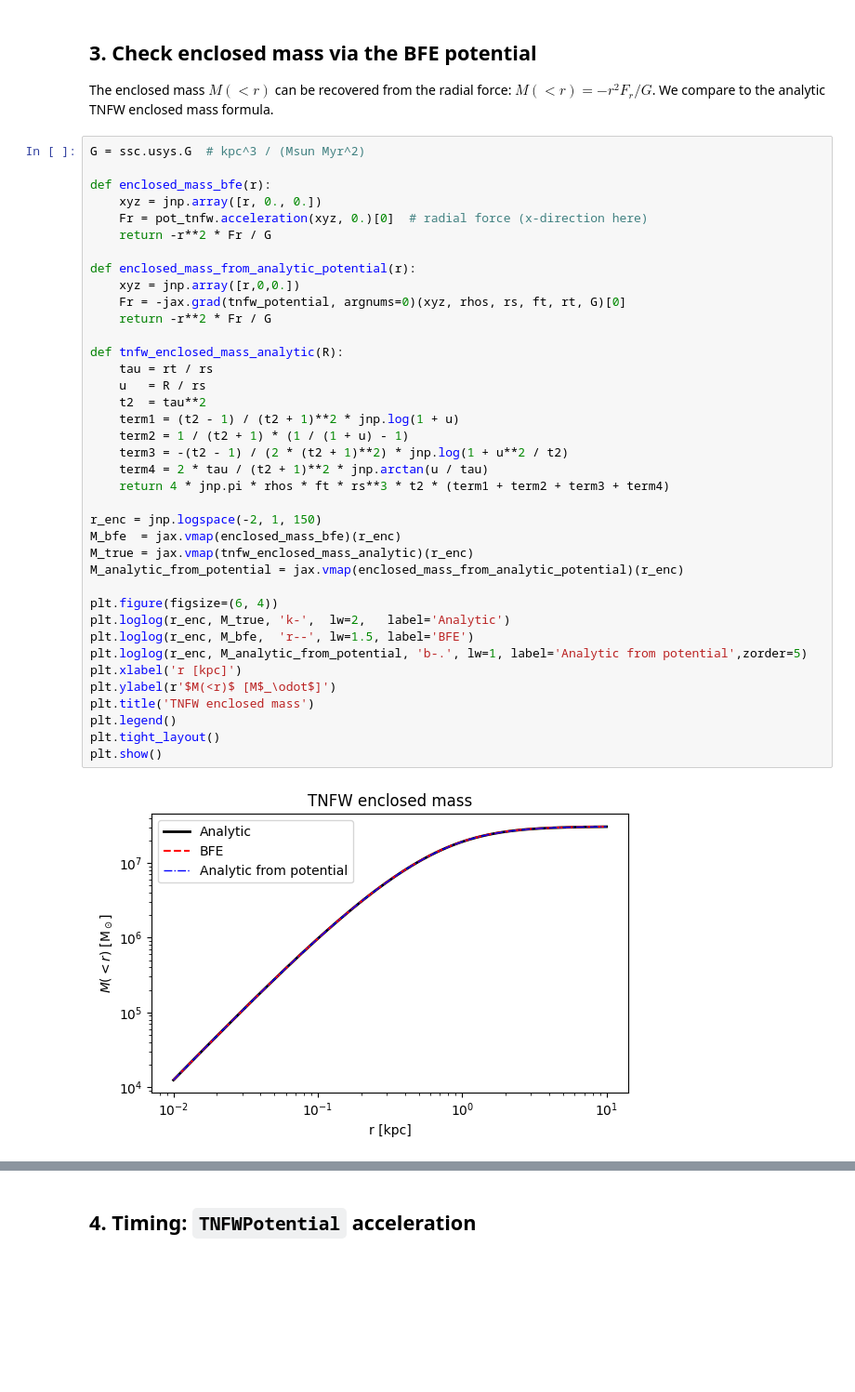
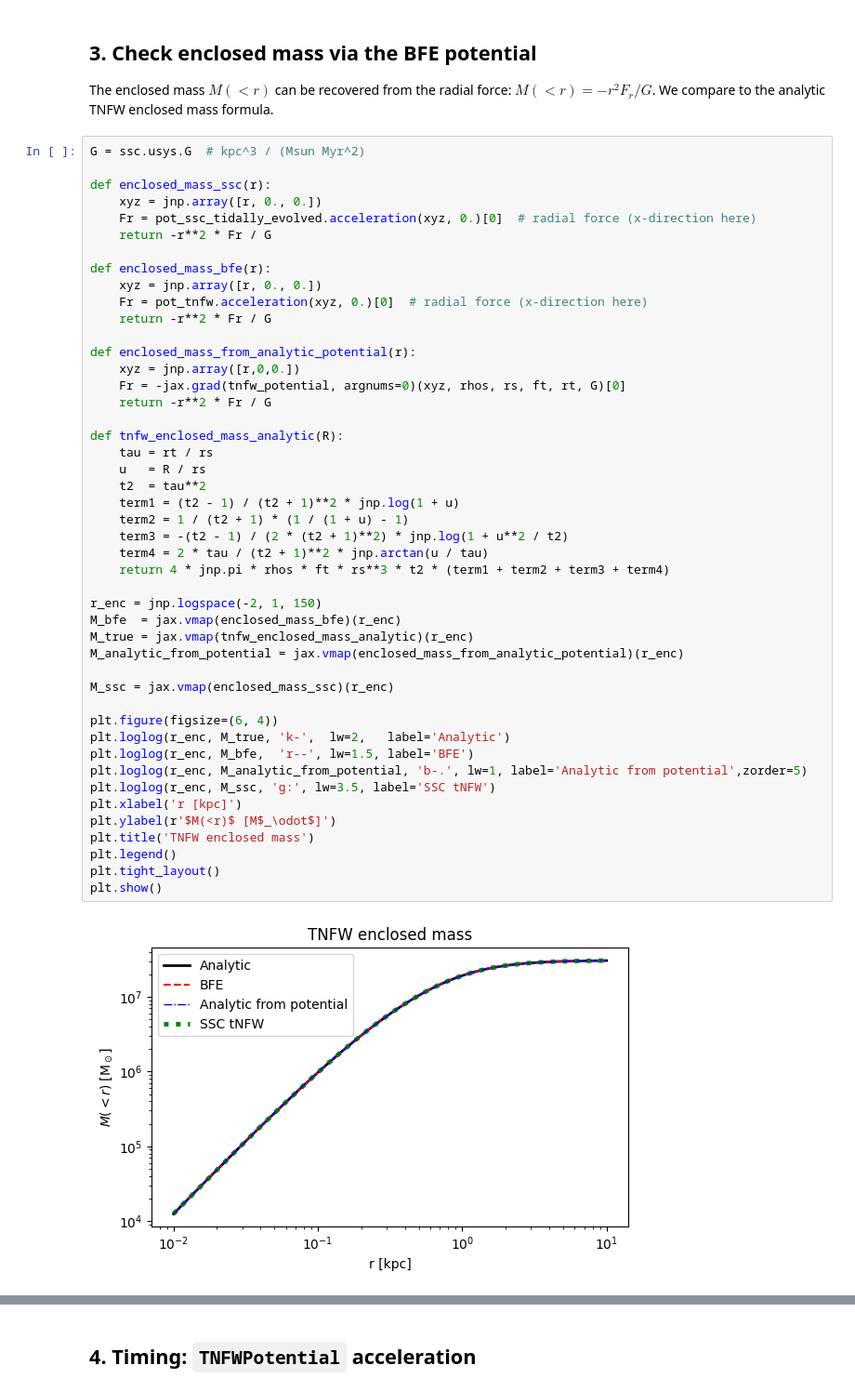
Before and after one commit to jnibauer/streamsculptor, a Jupyter notebook: streamsculptor/examples/tnfw_example.ipynb, the cells around one changed output, grey strips where cells are left out. Shown at 93% size. Drawn from its saved outputs; the diff is of its cells as text; blank space fills up the shorter version.

```diff
--- a/streamsculptor/examples/tnfw_example.ipynb
+++ b/streamsculptor/examples/tnfw_example.ipynb
@@ -183,6 +181,11 @@ The enclosed mass $M(<r)$ can be recovered from the radial force: $M(<r) = -r^2
 We compare to the analytic TNFW enclosed mass formula.
 # %%
 G = ssc.usys.G  # kpc^3 / (Msun Myr^2)
+
+def enclosed_mass_ssc(r):
+    xyz = jnp.array([r, 0., 0.])
+    Fr = pot_ssc_tidally_evolved.acceleration(xyz, 0.)[0]  # radial force (x-direction here)
+    return -r**2 * Fr / G
 
 def enclosed_mass_bfe(r):
     xyz = jnp.array([r, 0., 0.])
@@ -193,31 +196,34 @@ def enclosed_mass_from_analytic_potential(r):
     xyz = jnp.array([r,0,0.])
     Fr = -jax.grad(tnfw_potential, argnums=0)(xyz, rhos, rs, ft, rt, G)[0]
     return -r**2 * Fr / G
 
 def tnfw_enclosed_mass_analytic(R):
     tau = rt / rs
     u   = R / rs
     t2  = tau**2
     term1 = (t2 - 1) / (t2 + 1)**2 * jnp.log(1 + u)
     term2 = 1 / (t2 + 1) * (1 / (1 + u) - 1)
     term3 = -(t2 - 1) / (2 * (t2 + 1)**2) * jnp.log(1 + u**2 / t2)
     term4 = 2 * tau / (t2 + 1)**2 * jnp.arctan(u / tau)
     return 4 * jnp.pi * rhos * ft * rs**3 * t2 * (term1 + term2 + term3 + term4)
 
 r_enc = jnp.logspace(-2, 1, 150)
 M_bfe  = jax.vmap(enclosed_mass_bfe)(r_enc)
 M_true = jax.vmap(tnfw_enclosed_mass_analytic)(r_enc)
 M_analytic_from_potential = jax.vmap(enclosed_mass_from_analytic_potential)(r_enc)
 
+M_ssc = jax.vmap(enclosed_mass_ssc)(r_enc)
+
 plt.figure(figsize=(6, 4))
 plt.loglog(r_enc, M_true, 'k-',  lw=2,   label='Analytic')
 plt.loglog(r_enc, M_bfe,  'r--', lw=1.5, label='BFE')
 plt.loglog(r_enc, M_analytic_from_potential, 'b-.', lw=1, label='Analytic from potential',zorder=5)
+plt.loglog(r_enc, M_ssc, 'g:', lw=3.5, label='SSC tNFW')
 plt.xlabel('r [kpc]')
 plt.ylabel(r'$M(<r)$ [M$_\odot$]')
 plt.title('TNFW enclosed mass')
 plt.legend()
 plt.tight_layout()
 plt.show()
 # %% [output]
-[figure, old version]
+[figure, new version]
```
Also changed, not shown: parts of 5 cells of this notebook, 3 other files.
